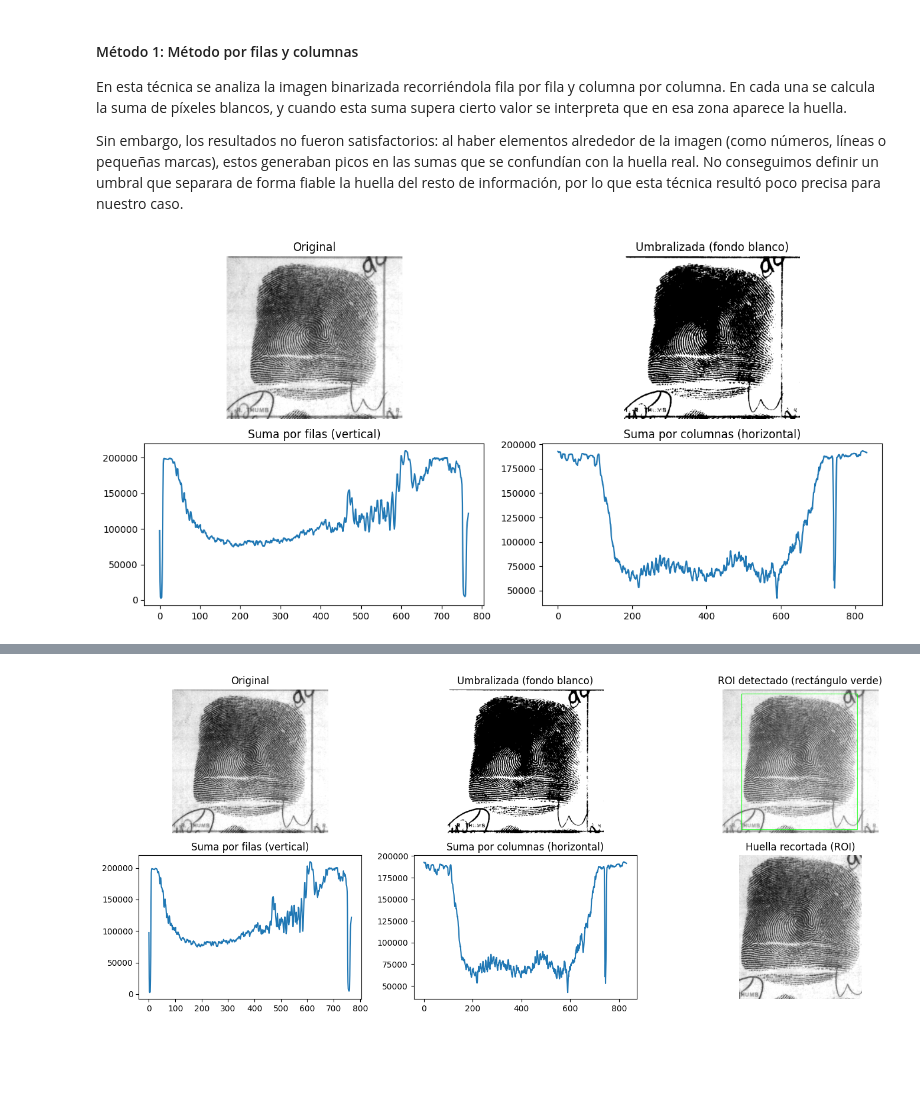
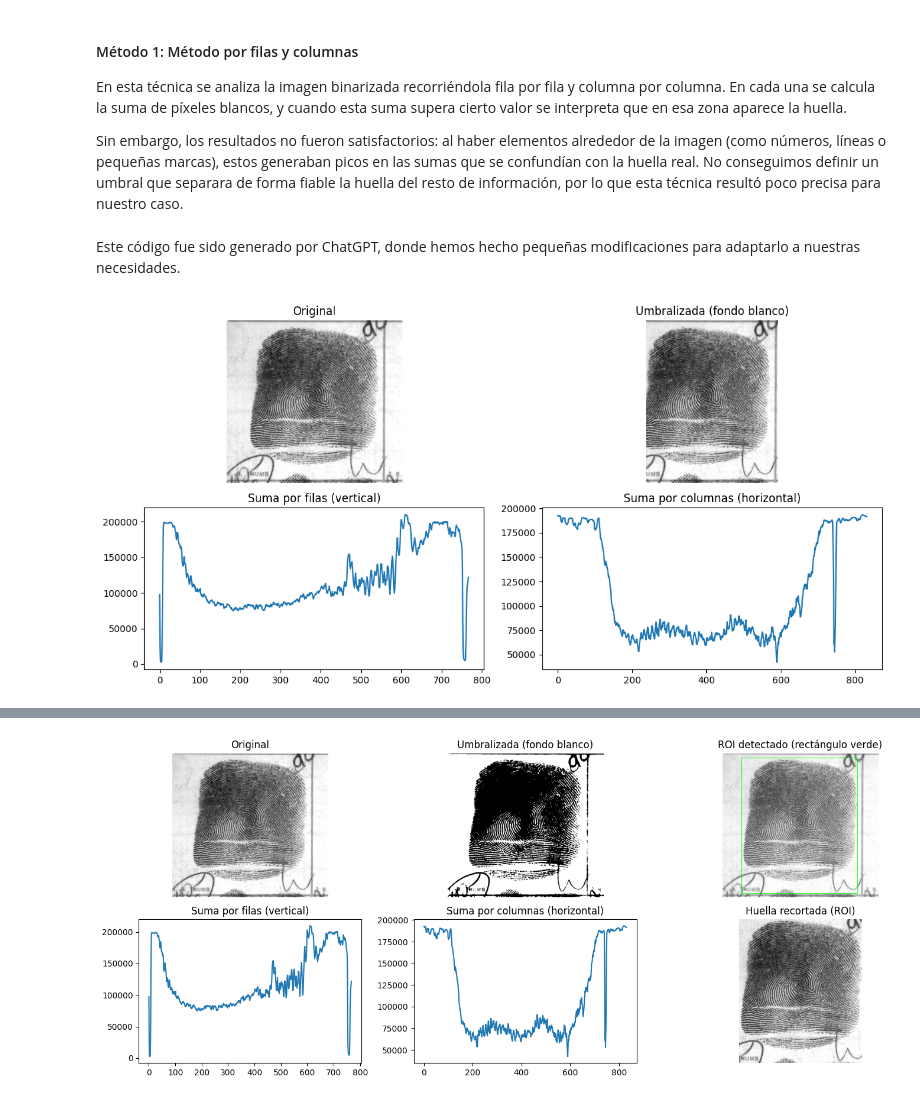
Before and after one commit to alejandroalemanaleman/PracticasPIAV-Cristina, a Jupyter notebook: Hipotesis 1/PruebasRecorte.ipynb, the cells around one changed output, grey strips where cells are left out. Cells and saved outputs as stored; diff of their text form; code cells hidden in the pictures; blank space fills up the shorter version.

```diff
--- a/Hipotesis 1/PruebasRecorte.ipynb
+++ b/Hipotesis 1/PruebasRecorte.ipynb
@@ -90,3 +11,5 @@ cv.destroyAllWindows()
+# %% [markdown]
+Este código fue sido generado por ChatGPT, donde hemos hecho pequeñas modificaciones para adaptarlo a nuestras necesidades.
 # %%
 import cv2 as cv
 import numpy as np
@@ -106,18 +29,22 @@ def recorte_adaptativo(img):
     if black_ratio > white_ratio:
         thresh = cv.bitwise_not(thresh)
 
-    # === Sumar píxeles por filas y columnas ===
+    #  Sumar píxeles por filas y columnas
     sum_rows = np.sum(thresh, axis=1)
     sum_cols = np.sum(thresh, axis=0)
+    #print(sum_rows)
+    # estas variables son unas listas de sumas de píxeles blancos por fila y columna respectivamente
+    # cada posisción de la lista corresponde a una fila o columna de la imagen umbralizada
+    # de esta forma podemos saber en qué filas y columnas hay más píxeles blancos (fondo) y en cuáles menos (huella)
 
-    # === Umbral adaptativo ===
+    #  Umbral adaptativo
     mean_row = np.mean(sum_rows[sum_rows < np.max(sum_rows)])
     mean_col = np.mean(sum_cols[sum_cols < np.max(sum_cols)])
 
     thr_row = 0.98 * mean_row
     thr_col = 0.98 * mean_col
 
-    # === Filas/columnas donde hay huella ===
+    #  Filas/columnas donde hay huella
     rows_nonwhite = np.where(sum_rows < thr_row)[0]
     cols_nonwhite = np.where(sum_cols < thr_col)[0]
 
@@ -137,34 +64,34 @@ def recorte_adaptativo(img):
     return cropped, thresh, sum_rows, sum_cols
 
 
-# === DEMO ===
+
 ruta = "../BaseDatosNISTsd09_pr/crd_0811f/crd_0811f_01.png"
 img = cv.imread(ruta, cv.IMREAD_GRAYSCALE)
 
 recortada, umbralizada, sum_rows, sum_cols = recorte_adaptativo(img)
 
 # Mostrar imagen + gráfico de suma
 plt.figure(figsize=(12, 6))
 
 plt.subplot(2, 2, 1)
 plt.imshow(img, cmap='gray')
 plt.title("Original")
 plt.axis("off")
 
 plt.subplot(2, 2, 2)
-plt.imshow(umbralizada, cmap='gray')
+plt.imshow(recortada, cmap='gray')
 plt.title("Umbralizada (fondo blanco)")
 plt.axis("off")
 
 plt.subplot(2, 2, 3)
 plt.plot(sum_rows)
 plt.title("Suma por filas (vertical)")
 
 plt.subplot(2, 2, 4)
 plt.plot(sum_cols)
 plt.title("Suma por columnas (horizontal)")
 
 plt.tight_layout()
 plt.show()
 # %% [output]
-[figure, old version]
+[figure, new version]
```
Also changed, not shown: parts of 4 cells of this notebook, 1 other file.
